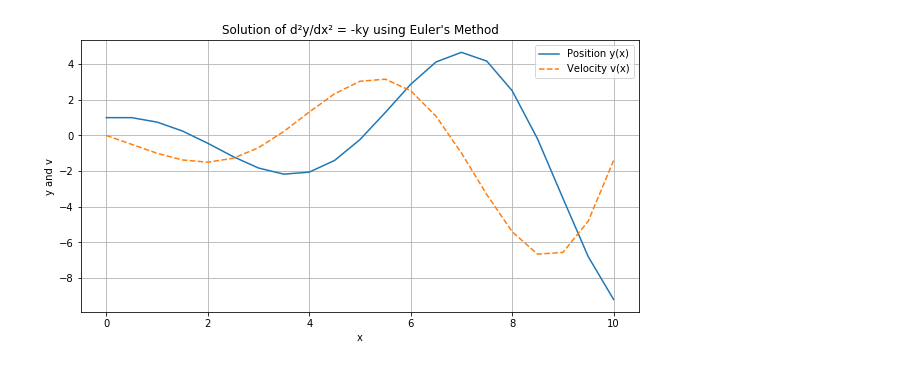
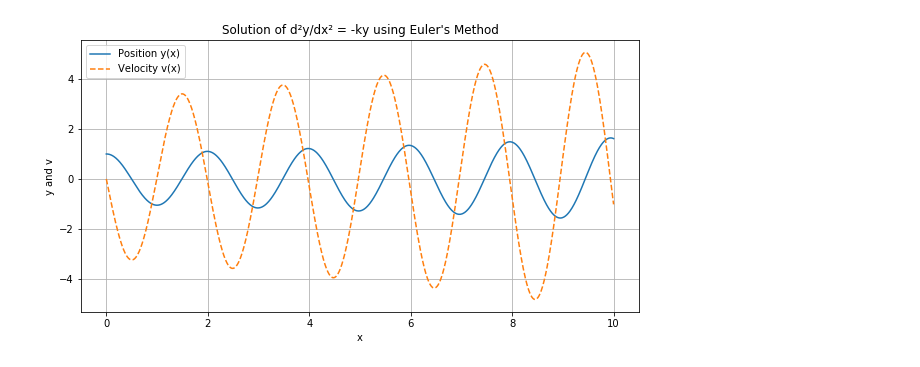
Before and after one commit to ad7-tech/coe311k, a Jupyter notebook: classwork/ad55777-CH17.ipynb, the cells around one changed output. Cells and saved outputs as stored; diff of their text form; code cells hidden in the pictures.

```diff
--- a/classwork/ad55777-CH17.ipynb
+++ b/classwork/ad55777-CH17.ipynb
@@ -4,47 +65,41 @@ import matplotlib.pyplot as plt
 # %%
 # Define the parameters
-k = 1.0 # Constant in the equation (e.g., spring constant)
-h_vals = [0.01,0.02,0.03,0.05,0.1,0.2,0.3,0.5] # Step size
+k = 10.0 # Constant in the equation (e.g., spring constant)
+h = 0.01 # Step size
 x_start = 0 # Start of the interval
 x_end = 10 # End of the interval
 y_0 = 1.0 # Initial condition for y
 v_0 = 0.0 # Initial condition for dy/dx
 
+# Create arrays to store x, y, and v values
+x_values = np.arange(x_start, x_end + h, h)
+y_values = np.zeros(len(x_values))
+v_values = np.zeros(len(x_values))
 
-for h in h_vals:
+# Set initial conditions
+y_values[0] = y_0
+v_values[0] = v_0
 
-    # Create arrays to store x, y, and v values
-    x_values = np.arange(x_start, x_end + h, h)
-    y_values = np.zeros(len(x_values))
-    v_values = np.zeros(len(x_values))
-
-    # Set initial conditions
-    y_values[0] = y_0
-    v_values[0] = v_0
-
-    # Euler's Method loop
-    for i in range(1, len(x_values)):
-
-        # Current values
-        x_n = x_values[i - 1]
-        y_n = y_values[i - 1]
-        v_n = v_values[i - 1]
-
-        # Update equations
-        y_values[i] = y_n + h * v_n
-        v_values[i] = v_n + h * (-k * y_n)
-
-plt.figure(figsize=(10, 5))
-
+# Euler's Method loop
+for i in range(1, len(x_values)):
+    # Current values
+    x_n = x_values[i - 1]
+    y_n = y_values[i - 1]
+    v_n = v_values[i - 1]
+    # Update equations
+    y_values[i] = y_n + h * v_n
+    v_values[i] = v_n + h * (-k * y_n)
 
 # Plot the results
+plt.figure(figsize=(10, 5))
 plt.plot(x_values, y_values, label='Position y(x)')
-plt.plot(x_values, v_values, label='Velocity v(x)', linestyle='--')
+plt.plot(x_values, v_values, label='Velocity v(x)',
+linestyle='--')
 plt.xlabel('x')
 plt.ylabel('y and v')
 plt.title('Solution of d²y/dx² = -ky using Euler\'s Method')
 plt.legend()
 plt.grid(True)
 plt.show()
 # %% [output]
-[figure, old version]
+[figure, new version]
```
Also changed, not shown: parts of 4 cells of this notebook, 3 other files.
